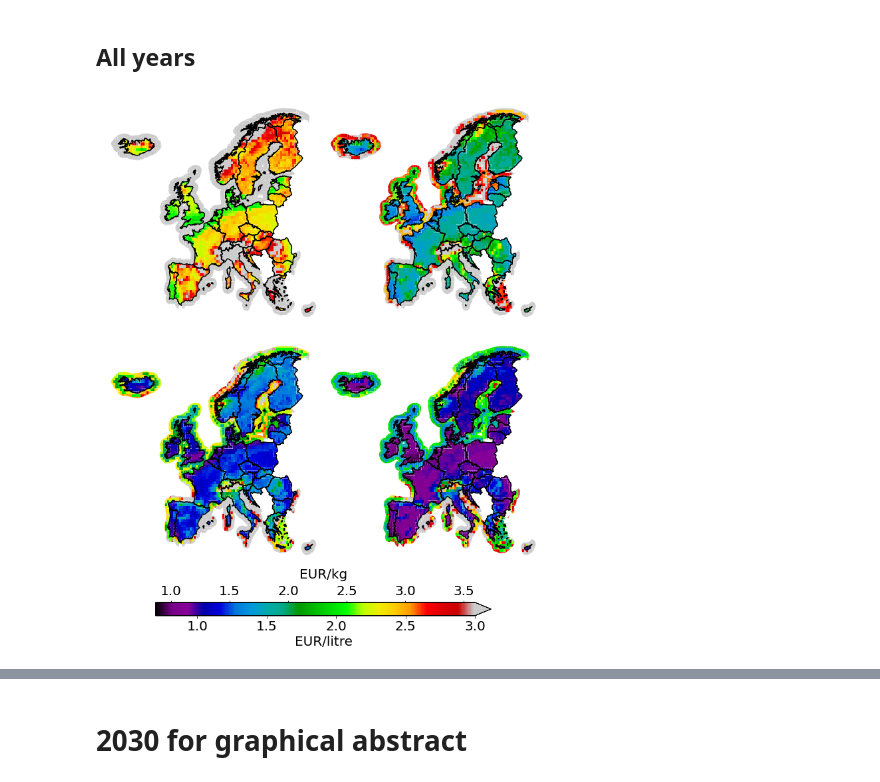
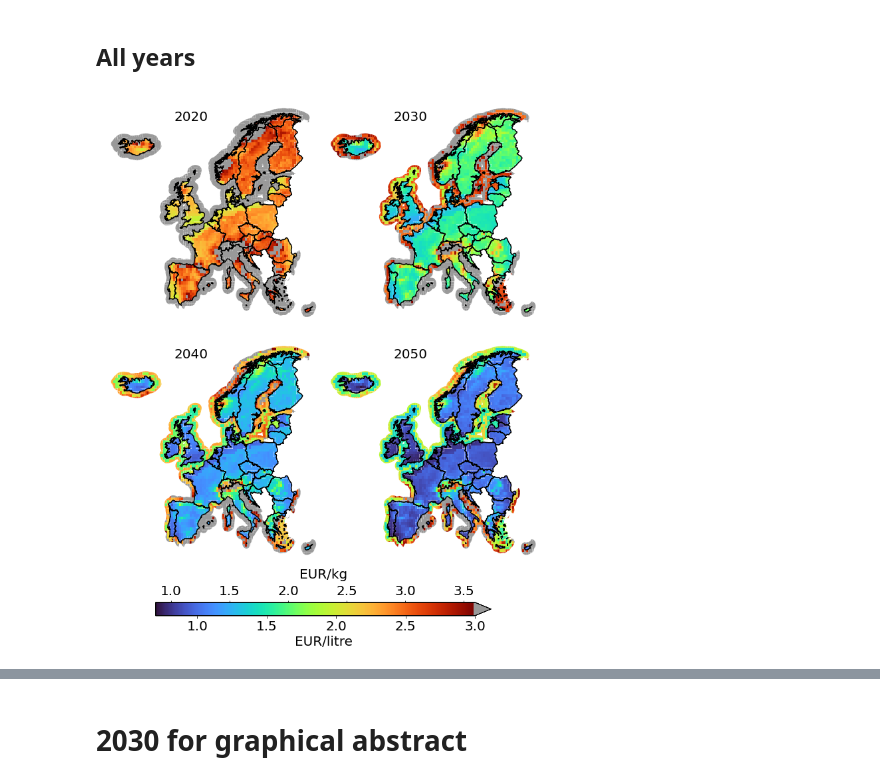
Before and after one commit to kwdseymour/EuroSAFs, a Jupyter notebook: scripts/analysis/lcof_maps.ipynb, the cells around one changed output, grey strips where cells are left out. Saved outputs shown, nothing was run; the diff lists cells and outputs as text; code cells hidden in the pictures.

Commit message:
Add year labels back into LCOF maps and adapt colormap

```diff
--- a/scripts/analysis/lcof_maps.ipynb
+++ b/scripts/analysis/lcof_maps.ipynb
@@ -173,33 +175,36 @@ for i,(data,title_year) in enumerate(zip([data_2020_geo, data_2030_geo, data_204
     europe_grid, europe_borders = load_base_maps()
 
     borders = europe_borders.loc[europe_borders.country.isin(countries)].copy()
     cmap = 'RdYlGn_r'
-    cmap = 'nipy_spectral'
-#     cmap = LinearSegmentedColormap('test', cm.get_cmap('Accent',256))
+    turbo_colors = cm.get_cmap('turbo',256).colors
+    turbo_colors[-1,:-1] = 0.6
+    turbo_colors[-1,-1] = 1
+    cmap = ListedColormap(turbo_colors)
 
     l_kwds = legend_kwds={'extend':'max','orientation':'horizontal'}
     l_kwds.pop('bbox_to_anchor',None)
     l_kwds.pop('fontsize',None)
 
     df.plot(column='LCOF_liter',legend=True,cmap=cmap,vmin=vmin,vmax=vmax,missing_kwds=None,legend_kwds=l_kwds,cax=axes[-1],ax=axes[i])
 
     borders.boundary.plot(color='k',ax=axes[i])
     axes[i].axis('off')
+    axes[i].text(.4,.9,title_year,fontsize=fontsize,horizontalalignment='center',transform=axes[i].transAxes)
 
 cb_ax = axes[-1]
 cb_ax.tick_params(labelsize=fontsize)
 
 cb_ax.set_xlabel('EUR/litre',fontsize=fontsize)
 cb_ax.xaxis.set_major_formatter(FormatStrFormatter('%.1f'))
 pos = cb_ax.get_position()
 cb_ax_2 = cb_ax.twiny()
 cb_ax_2.set_xlabel('EUR/kg',fontsize=fontsize,labelpad=10)
 cb_ax_2.set_xlim((vmin/kerosene_density,vmax/kerosene_density))
 cb_ax_2.tick_params(labelsize=fontsize)
 cb_ax_2.xaxis.set_major_formatter(FormatStrFormatter('%.1f'))
 for spine in cb_ax_2.spines.values():
     spine.set_visible(False)
 
 plt.savefig('../../gfx/LCOF_map_all_years.png',bbox_inches='tight',dpi=400)
 # %% [output]
-[figure, old version]
+[figure, new version]
```
Also changed, not shown: parts of 5 cells of this notebook, 1 other file.
